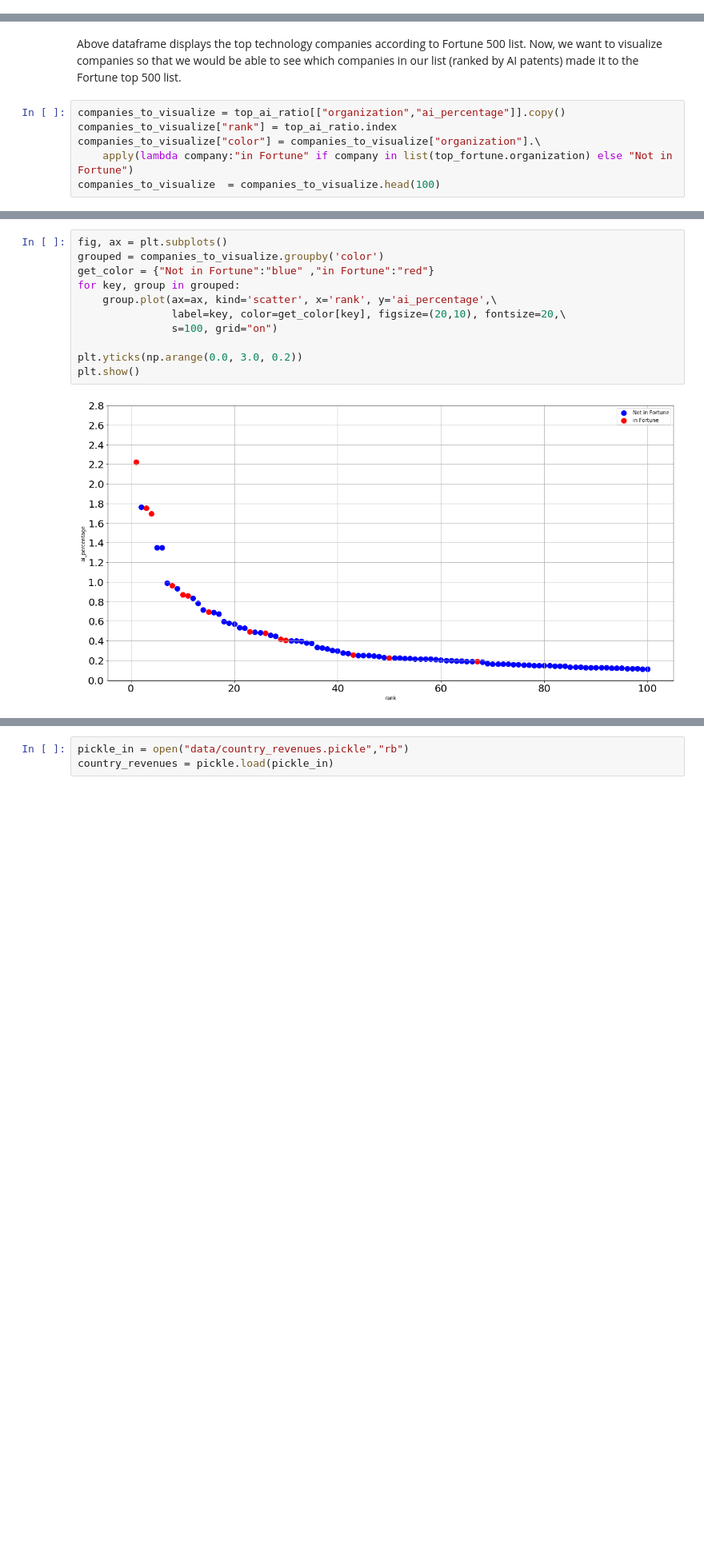
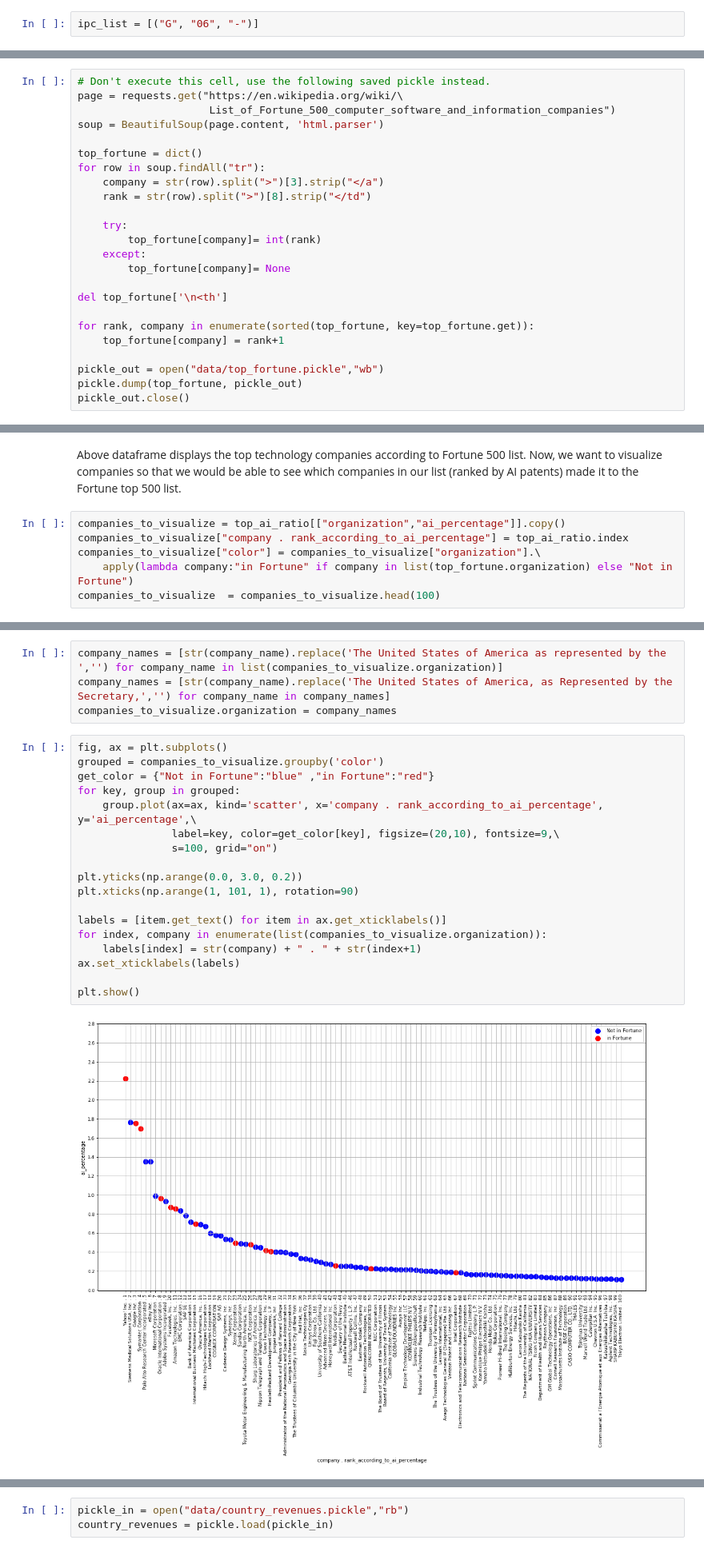
Before and after one commit to oabouzaid/Applied-Data-Analysis, a Jupyter notebook: project/sk.ipynb, the cells around one changed output, grey strips where cells are left out. Shown at 80% size. Saved outputs shown, nothing was run; the diff lists cells and outputs as text; blank space fills up the shorter version.

```diff
--- a/project/sk.ipynb
+++ b/project/sk.ipynb
@@ -86,3 +82,5 @@ ipc_list = [("G", "06", "-")]
+# %%
+ipc_list = [("G", "06", "-")]
 # %% [markdown]
 We iterate through years and months to get total number of patents related to AI.
 # %%
@@ -511,3 +505,27 @@ pickle_out.close()
+# %%
+# Don't execute this cell, use the following saved pickle instead.
+page = requests.get("https://en.wikipedia.org/wiki/\
+                     List_of_Fortune_500_computer_software_and_information_companies")
+soup = BeautifulSoup(page.content, 'html.parser')
+
+top_fortune = dict()
+for row in soup.findAll("tr"):
+    company = str(row).split(">")[3].strip("</a")
+    rank = str(row).split(">")[8].strip("</td")
+
+    try:
+        top_fortune[company]= int(rank)
+    except:
+        top_fortune[company]= None
+
+del top_fortune['\n<th']
+
+for rank, company in enumerate(sorted(top_fortune, key=top_fortune.get)):
+    top_fortune[company] = rank+1
+
+pickle_out = open("data/top_fortune.pickle","wb")
+pickle.dump(top_fortune, pickle_out)
+pickle_out.close()
 # %%
 pickle_in = open("data/top_fortune.pickle","rb")
 top_fortune = pickle.load(pickle_in)
@@ -548,7 +559,7 @@ with pd.option_context('display.max_rows', None, 'display.max_colwidth', -1,):
 Above dataframe displays the top technology companies according to Fortune 500 list. Now, we want to visualize companies so that we would be able to see which companies in our list (ranked by AI patents) made it to the Fortune top 500 list.
 # %%
 companies_to_visualize = top_ai_ratio[["organization","ai_percentage"]].copy()
-companies_to_visualize["rank"] = top_ai_ratio.index
+companies_to_visualize["company . rank_according_to_ai_percentage"] = top_ai_ratio.index
 companies_to_visualize["color"] = companies_to_visualize["organization"].\
     apply(lambda company:"in Fortune" if company in list(top_fortune.organization) else "Not in Fortune")
 companies_to_visualize  = companies_to_visualize.head(100)
@@ -555,16 +568,27 @@ companies_to_visualize  = companies_to_visualize.head(100)
+# %%
+company_names = [str(company_name).replace('The United States of America as represented by the ','') for company_name in list(companies_to_visualize.organization)]
+company_names = [str(company_name).replace('The United States of America, as Represented by the Secretary,','') for company_name in company_names]
+companies_to_visualize.organization = company_names
 # %%
 fig, ax = plt.subplots()
 grouped = companies_to_visualize.groupby('color')
 get_color = {"Not in Fortune":"blue" ,"in Fortune":"red"}
 for key, group in grouped:
-    group.plot(ax=ax, kind='scatter', x='rank', y='ai_percentage',\
-               label=key, color=get_color[key], figsize=(20,10), fontsize=20,\
+    group.plot(ax=ax, kind='scatter', x='company . rank_according_to_ai_percentage', y='ai_percentage',\
+               label=key, color=get_color[key], figsize=(20,10), fontsize=9,\
                s=100, grid="on")
 
 plt.yticks(np.arange(0.0, 3.0, 0.2))
+plt.xticks(np.arange(1, 101, 1), rotation=90)
+
+labels = [item.get_text() for item in ax.get_xticklabels()]
+for index, company in enumerate(list(companies_to_visualize.organization)):
+    labels[index] = str(company) + " . " + str(index+1)
+ax.set_xticklabels(labels)
+
 plt.show()
 # %% [output]
-[figure, old version]
+[figure, new version]
 # %% [markdown]
 From this figure we can see that companies that invested in AI research (which derived from proportion of AI patents they have) would be able to make it to the Fortune 500 list. As the AI research propotion decrease the companies chance of being a high rank company also decreases. We can see that there is only one company in the Fortune list with less than 0.2 AI patent percentage. This percentage corresponds to rank 50 in our list (as it is seen in the figure) and it means that all the technology companies (except one) in Fortune 500 list are from top 50 in the ranking we calculated by AI patent percentage.
 # %% [markdown]
```
Also changed, not shown: parts of 64 cells of this notebook.
